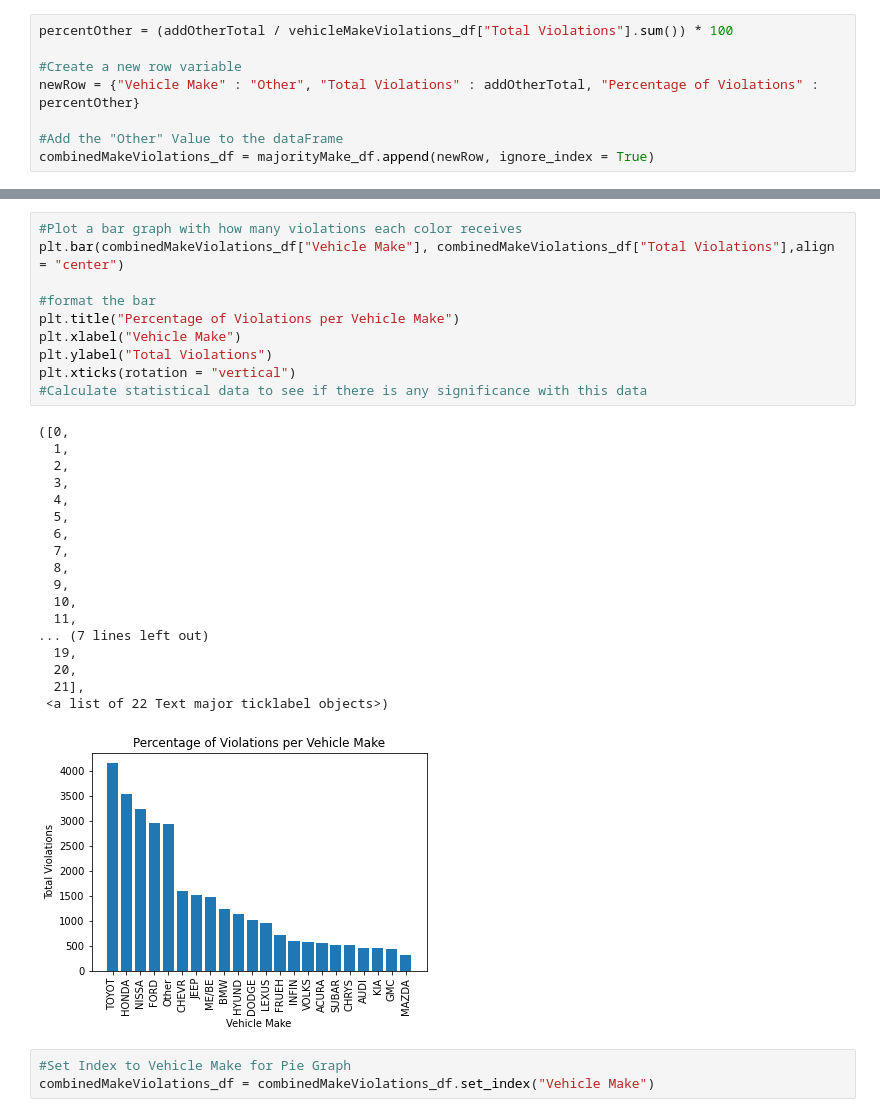
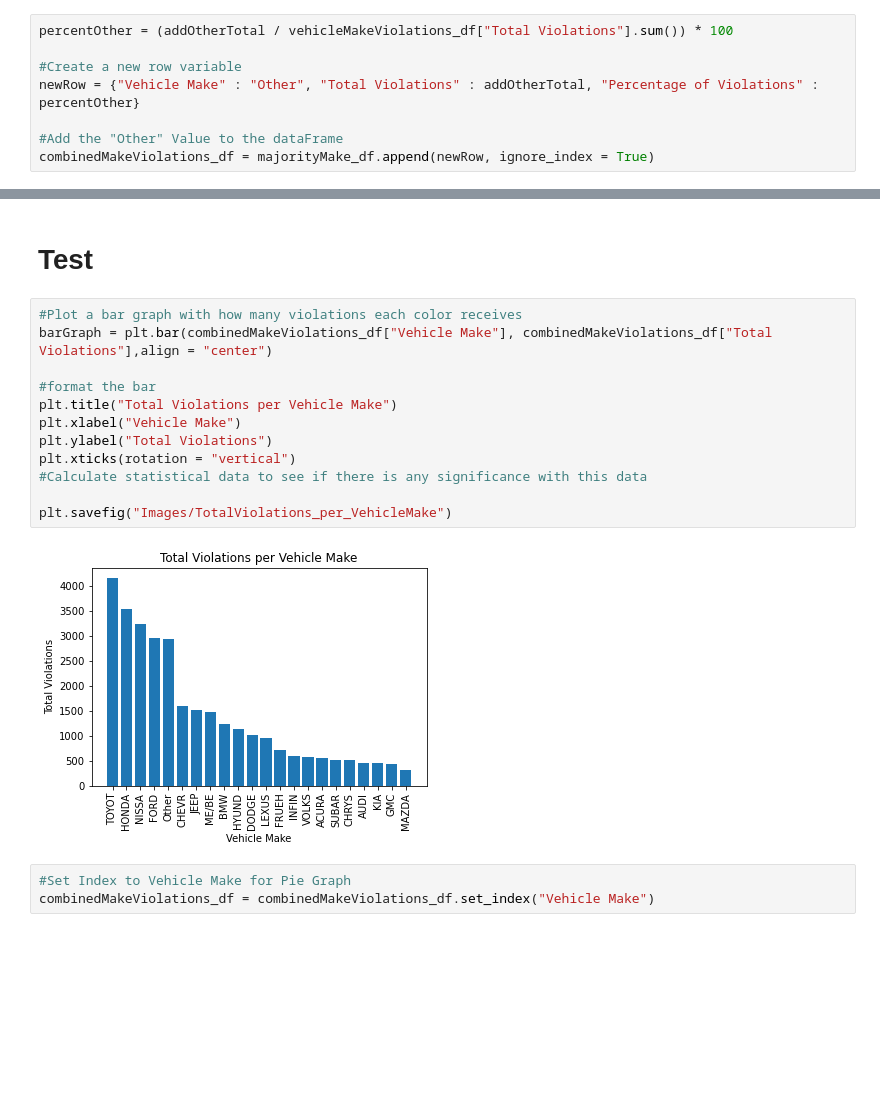
Before and after one commit to RyanAdamGonzalez1996/Project1, a Jupyter notebook: Vehicle_MakeVSViolation.ipynb, the cells around one changed output, grey strips where cells are left out. Saved outputs shown, nothing was run; the diff lists cells and outputs as text; blank space fills up the shorter version.

Commit message:
Updated graphs, and saved the graphs as a png file in the Images folder and the created dataframes in the Output Files folder.

```diff
--- a/Vehicle_MakeVSViolation.ipynb
+++ b/Vehicle_MakeVSViolation.ipynb
@@ -156,32 +156,19 @@ combinedMakeViolations_df
+# %% [markdown]
+# Test
 # %%
 #Plot a bar graph with how many violations each color receives
-plt.bar(combinedMakeViolations_df["Vehicle Make"], combinedMakeViolations_df["Total Violations"],align = "center")
+barGraph = plt.bar(combinedMakeViolations_df["Vehicle Make"], combinedMakeViolations_df["Total Violations"],align = "center")
 
 #format the bar
-plt.title("Percentage of Violations per Vehicle Make")
+plt.title("Total Violations per Vehicle Make")
 plt.xlabel("Vehicle Make")
 plt.ylabel("Total Violations")
 plt.xticks(rotation = "vertical")
 #Calculate statistical data to see if there is any significance with this data
+
+plt.savefig("Images/TotalViolations_per_VehicleMake")
 # %% [output]
-([0,
-  1,
-  2,
-  3,
-  4,
-  5,
-  6,
-  7,
-  8,
-  9,
-  10,
-  11,
-... (7 lines left out)
-  19,
-  20,
-  21],
- <a list of 22 Text major ticklabel objects>)
-[figure, old version]
+[figure, new version]
 # %%
 #Set Index to Vehicle Make for Pie Graph
 combinedMakeViolations_df = combinedMakeViolations_df.set_index("Vehicle Make")
```
Also changed, not shown: parts of 4 cells of this notebook, 4 other files.
